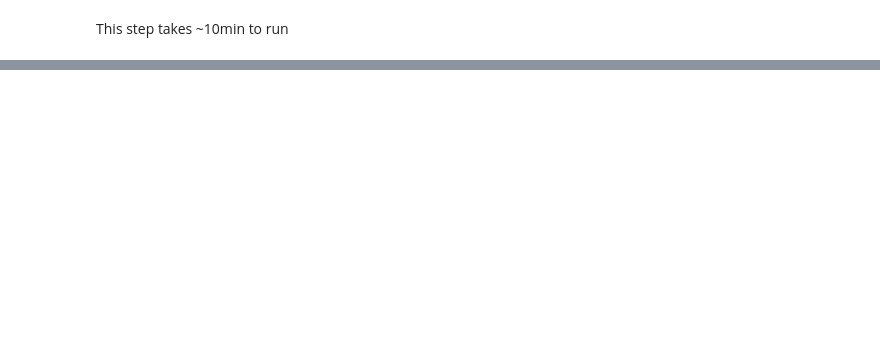
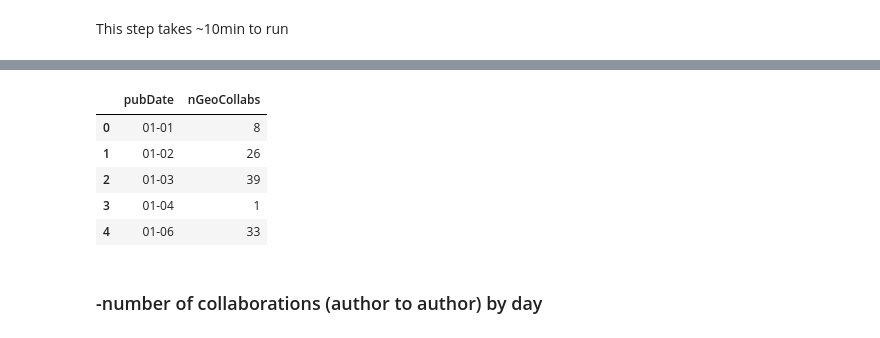
Before and after one commit to jeffmacinnes/COVID_vis, a Jupyter notebook: notebooks/PrepWebsiteData.ipynb, the cells around one changed output, grey strips where cells are left out. Cells and saved outputs as stored; diff of their text form; code cells hidden in the pictures; blank space fills up the shorter version.

```diff
--- a/notebooks/PrepWebsiteData.ipynb
+++ b/notebooks/PrepWebsiteData.ipynb
@@ -140,0 +171,11 @@ cityGeocodes_df.index[cityGeocodes_df['geoID'] == 'ChIJU3OqqNAywkcRUG1NL6uZAAQ']
+# %%
+nGeoCollabsByDay.head()
+# %% [output]
+|  | pubDate | nGeoCollabs |
+| 0 | 01-01 | 8 |
+| 1 | 01-02 | 26 |
+| 2 | 01-03 | 39 |
+| 3 | 01-04 | 1 |
+| 4 | 01-06 | 33 |
+# %% [markdown]
+### -number of collaborations (author to author) by day
```
Also changed, not shown: parts of 27 cells of this notebook, 5 other files.
